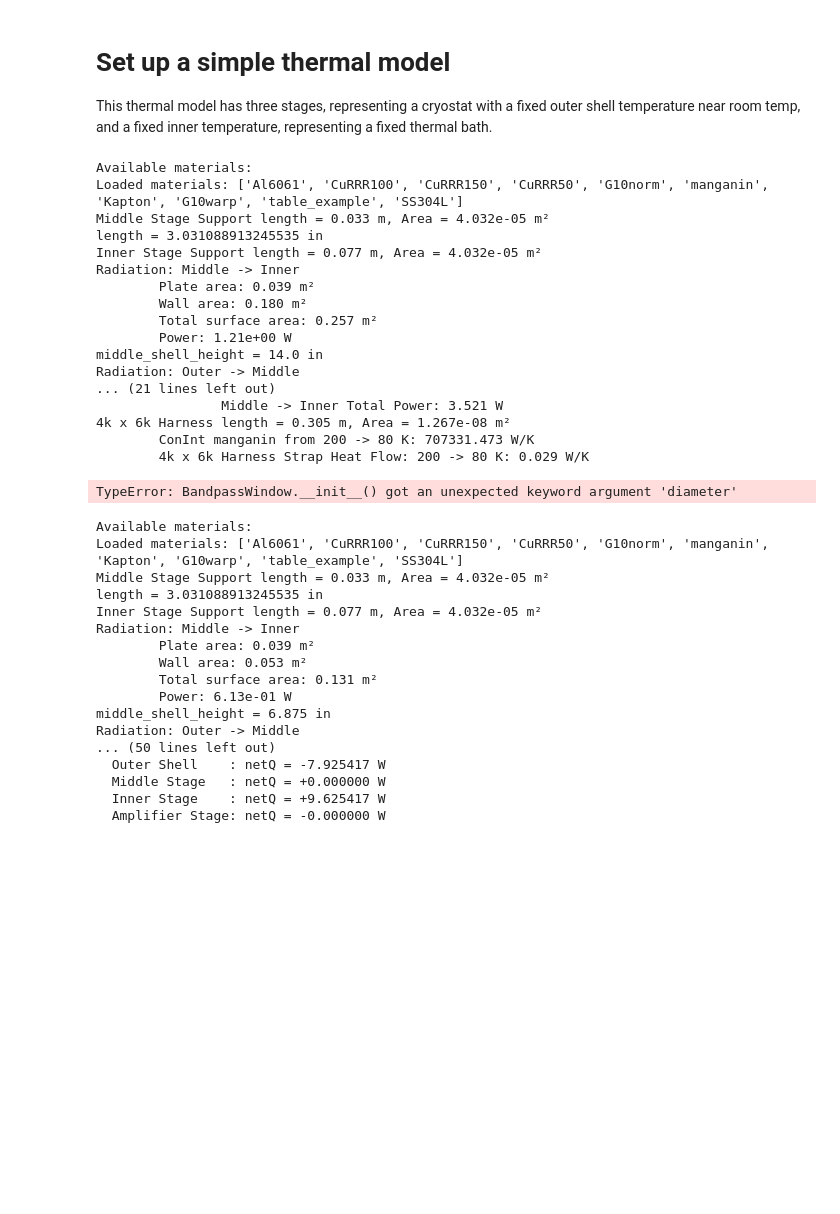
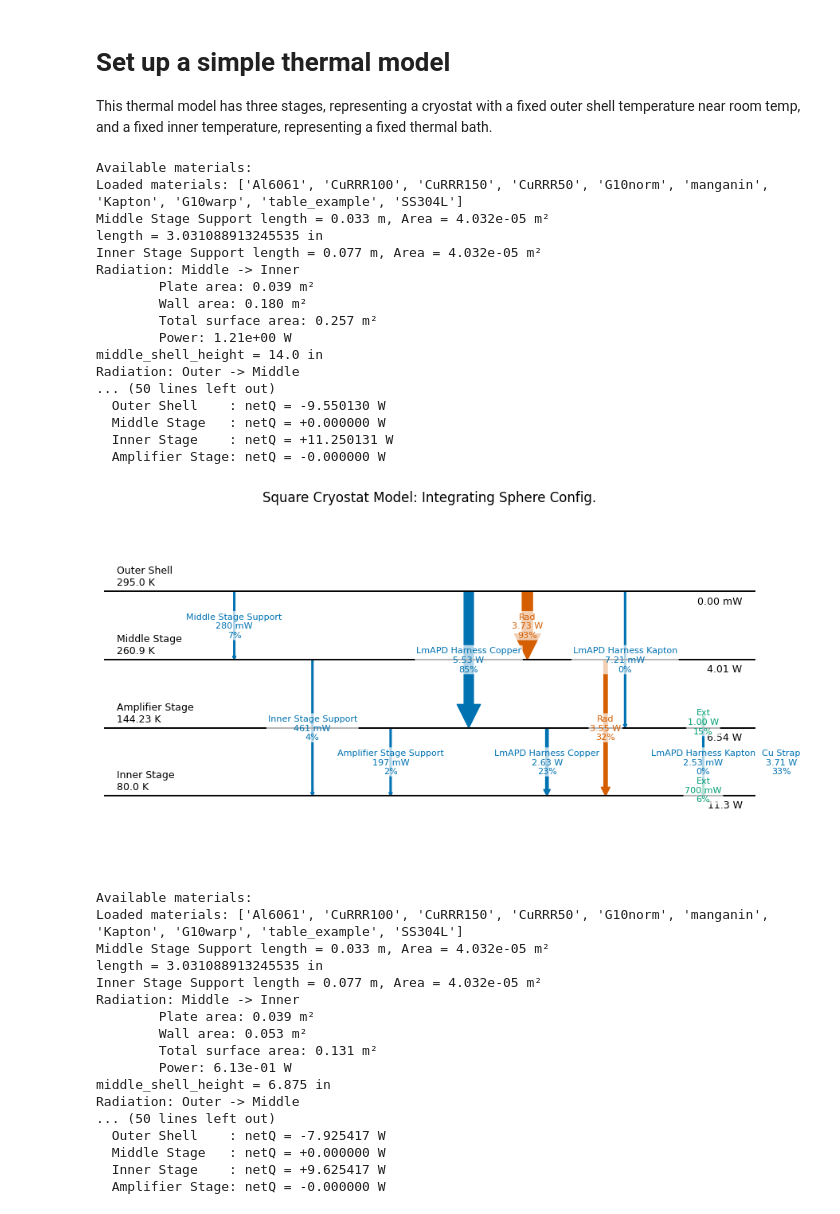
Before and after one commit to mit-kavli-institute/cryostat-thermal-models, a Jupyter notebook: examples/example_thermal_model_4stage.ipynb, the cells around one changed output. Cells and saved outputs as stored; diff of their text form; code cells hidden in the pictures; blank space fills up the shorter version.

Commit message:
working on window modeling

```diff
--- a/examples/example_thermal_model_4stage.ipynb
+++ b/examples/example_thermal_model_4stage.ipynb
@@ -252,15 +252,6 @@ loose_heat_strap_middle_to_amp = Conduction(middle, amplifier_stage, type = "rec
 # ---------------------------------------------------------------------
 #  Cryostat Window
 # ---------------------------------------------------------------------
-window_outer_inner = WindowRadiation(outer, inner,
-                                     diameter = 4.0,
-                                     units = 'in',
-                                     window_temp=outer_shell_temp,
-                                     passband=(0.15, 4.0), # microns
-                                     transmission=0.95,
-                                     reflection=0.05,
-                                     absorption=0.0,
-                                     name="Vacuum Window")
 
 
 # ---------------------------------------------------------------------
@@ -280,40 +271,40 @@ model = ThermalModel(
         lmapd_harness_kapton,
         lmapd_harness_kapton_fpa,
         loose_heat_strap_amp_to_inner,
         #loose_heat_strap_middle_to_amp,
         ],
     radiators=[radiation_outer_to_middle,
                radiation_middle_to_inner,
-               window_outer_inner],
+               ],
 )
 
 model.solve()                     # raises if the optimizer fails
 
 for s in model.stages:
     print(f"{s.name:15s}:  {s.temperature:6.2f} K   netQ={s.net_heat_flow:+8.4f} W")
 
 visualize_model(model, scale = 50, title = "Square Cryostat Model: Integrating Sphere Config.")
 
 model.report()
 # %% [output]
 Available materials:
 Loaded materials: ['Al6061', 'CuRRR100', 'CuRRR150', 'CuRRR50', 'G10norm', 'manganin', 'Kapton', 'G10warp', 'table_example', 'SS304L']
 Middle Stage Support length = 0.033 m, Area = 4.032e-05 m²
 length = 3.031088913245535 in
 Inner Stage Support length = 0.077 m, Area = 4.032e-05 m²
 Radiation: Middle -> Inner
         Plate area: 0.039 m²
         Wall area: 0.180 m²
         Total surface area: 0.257 m²
         Power: 1.21e+00 W
 middle_shell_height = 14.0 in
 Radiation: Outer -> Middle
-... (21 lines left out)
-                Middle -> Inner Total Power: 3.521 W
-4k x 6k Harness length = 0.305 m, Area = 1.267e-08 m²
-        ConInt manganin from 200 -> 80 K: 707331.473 W/K
-        4k x 6k Harness Strap Heat Flow: 200 -> 80 K: 0.029 W/K
+... (50 lines left out)
+  Outer Shell    : netQ = -9.550130 W
+  Middle Stage   : netQ = +0.000000 W
+  Inner Stage    : netQ = +11.250131 W
+  Amplifier Stage: netQ = -0.000000 W
-TypeError: BandpassWindow.__init__() got an unexpected keyword argument 'diameter'
+[figure, added]
 # %%
 
 import numpy as np
```
Also changed, not shown: 2 other files.
